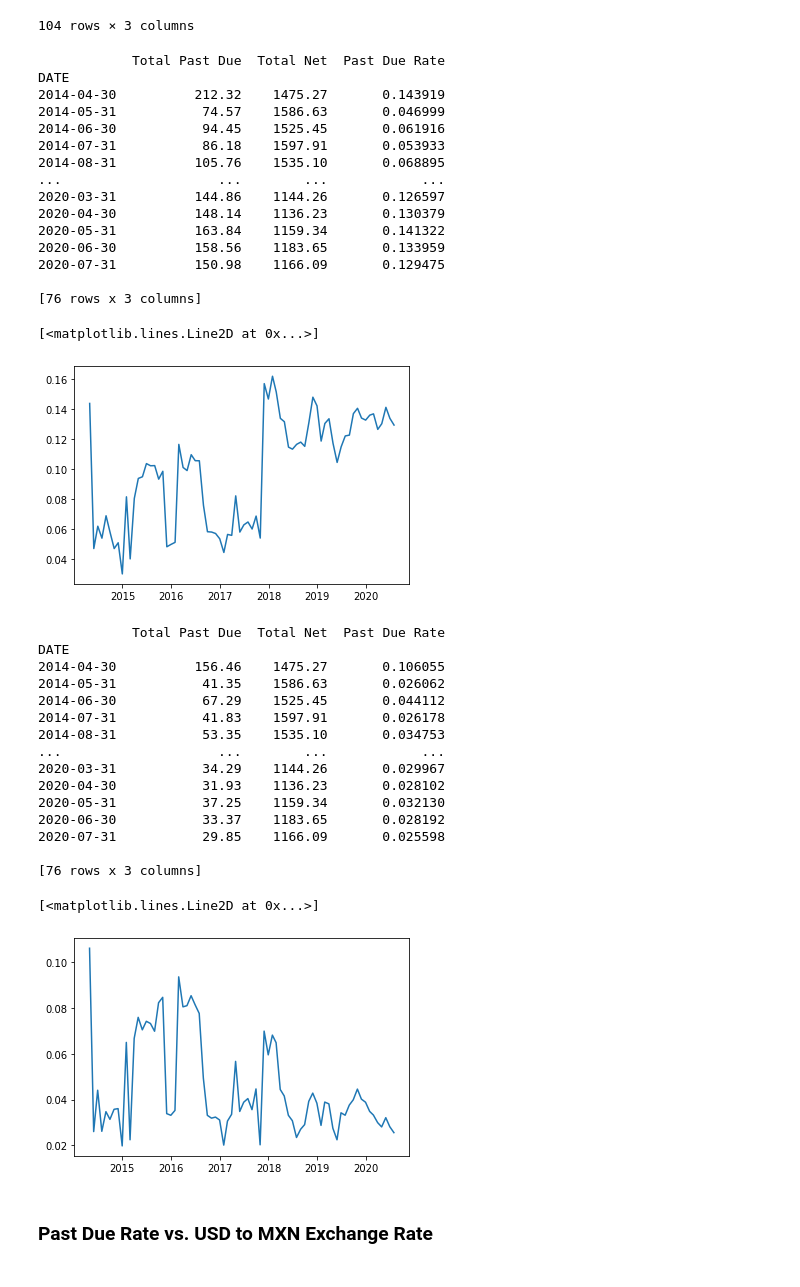
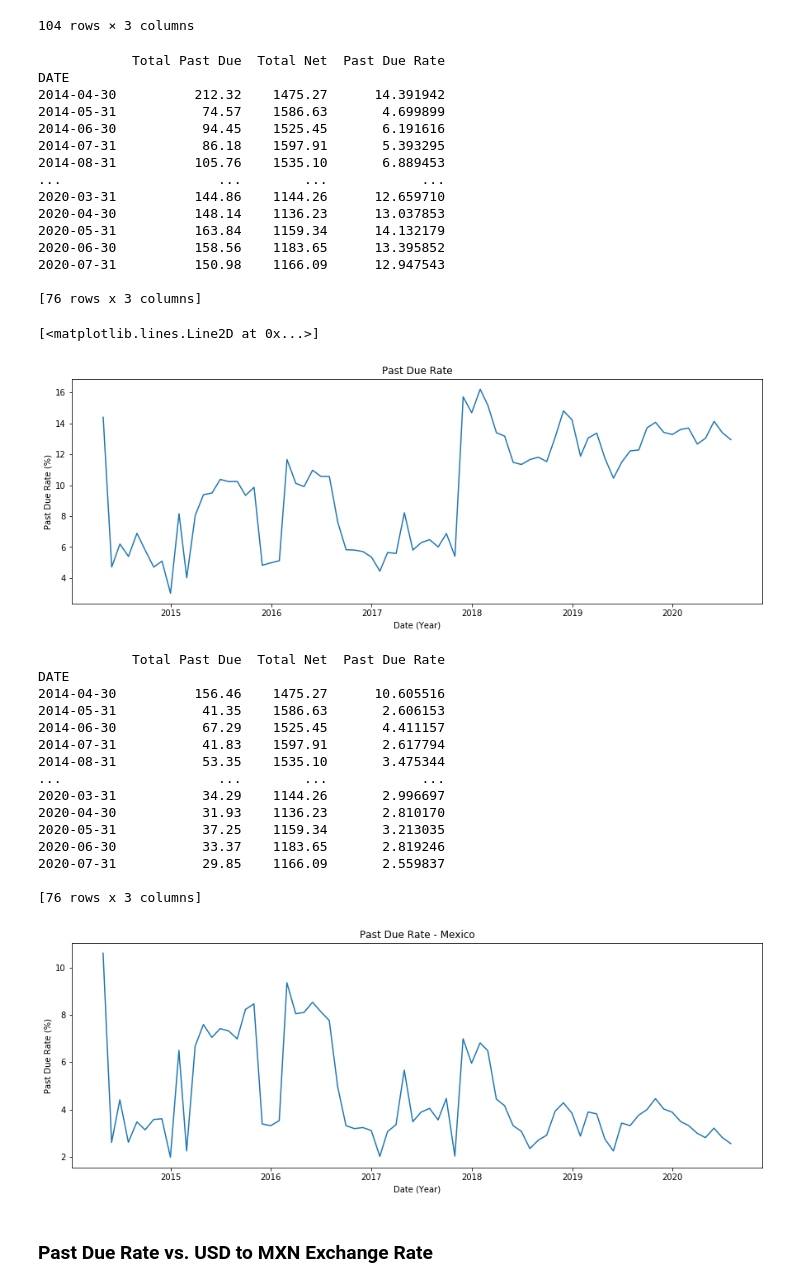
Before and after one commit to SergioGL8/P1---Digging-deep-in-past-due-patterns-, a Jupyter notebook: explore_visual.ipynb, the cells around one changed output. Drawn from its saved outputs; the diff is of its cells as text; code cells hidden in the pictures.

Commit message:
line plots size

```diff
--- a/explore_visual.ipynb
+++ b/explore_visual.ipynb
@@ -182,37 +182,42 @@ exchange_rates_df
 # %%
 new_extended_dataset_df = extended_dataset_df.groupby(['DATE'])
 #print(new_extended_dataset_df)
 sum_past_due = new_extended_dataset_df['Past Due MLN'].sum()
 total_net = new_extended_dataset_df['TOT NET MLN'].unique().str[0]
 past_due_index = pd.DataFrame({
     "Total Past Due": sum_past_due,
     "Total Net": total_net,
-    "Past Due Rate": sum_past_due / total_net
+    "Past Due Rate": (sum_past_due / total_net) * 100
 
 })
 print(past_due_index )
 
+fig = plt.figure(figsize=(15,5))
+
 y = past_due_index['Past Due Rate']
 x = past_due_index.index
+plt.title('Past Due Rate')
+plt.xlabel('Date (Year)')
+plt.ylabel('Past Due Rate (%)')
 plt.plot(x,y)
 # %% [output]
             Total Past Due  Total Net  Past Due Rate
 DATE
-2014-04-30          212.32    1475.27       0.143919
-2014-05-31           74.57    1586.63       0.046999
-2014-06-30           94.45    1525.45       0.061916
-2014-07-31           86.18    1597.91       0.053933
-2014-08-31          105.76    1535.10       0.068895
+2014-04-30          212.32    1475.27      14.391942
+2014-05-31           74.57    1586.63       4.699899
+2014-06-30           94.45    1525.45       6.191616
+2014-07-31           86.18    1597.91       5.393295
+2014-08-31          105.76    1535.10       6.889453
 ...                    ...        ...            ...
-2020-03-31          144.86    1144.26       0.126597
-2020-04-30          148.14    1136.23       0.130379
-2020-05-31          163.84    1159.34       0.141322
-2020-06-30          158.56    1183.65       0.133959
-2020-07-31          150.98    1166.09       0.129475
+2020-03-31          144.86    1144.26      12.659710
+2020-04-30          148.14    1136.23      13.037853
+2020-05-31          163.84    1159.34      14.132179
+2020-06-30          158.56    1183.65      13.395852
+2020-07-31          150.98    1166.09      12.947543
 
 [76 rows x 3 columns]
 [<matplotlib.lines.Line2D at 0x...>]
-[figure, old version]
+[figure, new version]
 # %%
 mexico_df = extended_dataset_df.loc[(extended_dataset_df["Country"] == 'MEXICO')]
 mexico_extended_dataset_df = mexico_df.groupby(['DATE'])
@@ -223,32 +228,37 @@ total_net_mx = mexico_extended_dataset_df['TOT NET MLN'].unique().str[0]
 past_due_index_mx = pd.DataFrame({
     "Total Past Due": sum_past_due_mx,
     "Total Net": total_net_mx,
-    "Past Due Rate": sum_past_due_mx / total_net_mx
+    "Past Due Rate": (sum_past_due_mx / total_net_mx) * 100
 
 })
 print(past_due_index_mx )
 
+fig = plt.figure(figsize=(15,5))
+
 y = past_due_index_mx['Past Due Rate']
 x = past_due_index_mx.index
+plt.title('Past Due Rate - Mexico')
+plt.xlabel('Date (Year)')
+plt.ylabel('Past Due Rate (%)')
 plt.plot(x,y)
+plt.show()
 # %% [output]
             Total Past Due  Total Net  Past Due Rate
 DATE
-2014-04-30          156.46    1475.27       0.106055
-2014-05-31           41.35    1586.63       0.026062
-2014-06-30           67.29    1525.45       0.044112
-2014-07-31           41.83    1597.91       0.026178
-2014-08-31           53.35    1535.10       0.034753
+2014-04-30          156.46    1475.27      10.605516
+2014-05-31           41.35    1586.63       2.606153
+2014-06-30           67.29    1525.45       4.411157
+2014-07-31           41.83    1597.91       2.617794
+2014-08-31           53.35    1535.10       3.475344
 ...                    ...        ...            ...
-2020-03-31           34.29    1144.26       0.029967
-2020-04-30           31.93    1136.23       0.028102
-2020-05-31           37.25    1159.34       0.032130
-2020-06-30           33.37    1183.65       0.028192
-2020-07-31           29.85    1166.09       0.025598
+2020-03-31           34.29    1144.26       2.996697
+2020-04-30           31.93    1136.23       2.810170
+2020-05-31           37.25    1159.34       3.213035
+2020-06-30           33.37    1183.65       2.819246
+2020-07-31           29.85    1166.09       2.559837
 
 [76 rows x 3 columns]
-[<matplotlib.lines.Line2D at 0x...>]
-[figure, old version]
+[figure, new version]
 # %% [markdown]
 ### Past Due Rate vs. USD to MXN Exchange Rate
 # %%
```
